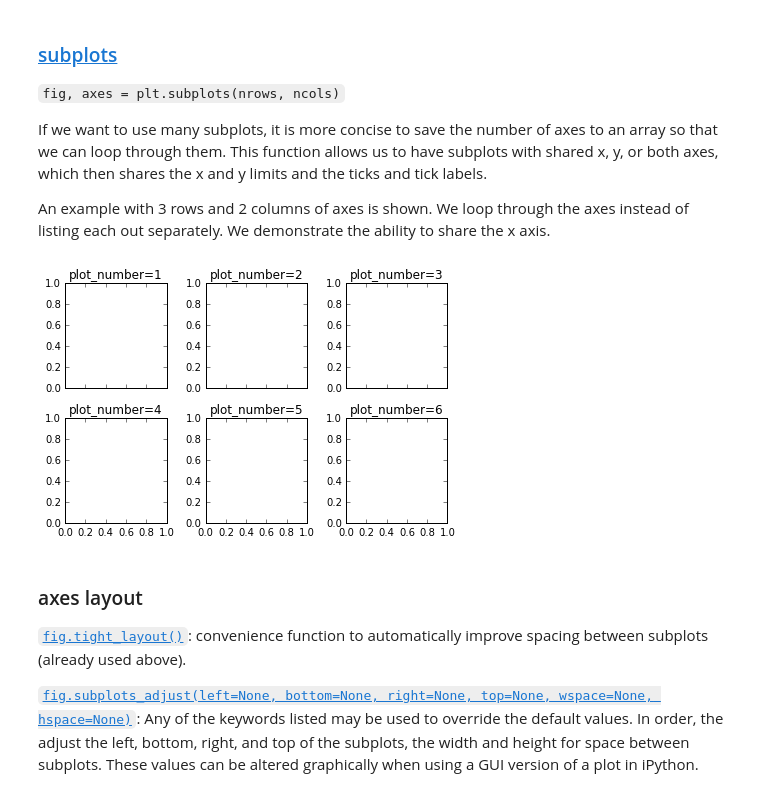
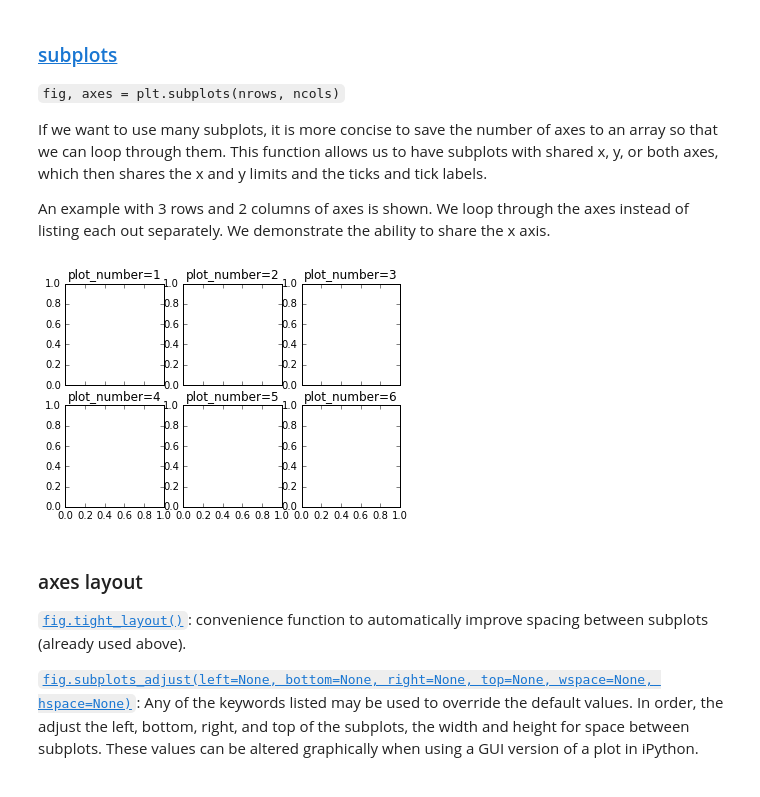
Before and after one commit to hetland/python4geosciences_OLD, a Jupyter notebook: materials/04 matplotlib.ipynb, the cells around one changed output. Drawn from its saved outputs; the diff is of its cells as text; code cells hidden in the pictures.

Commit message:
done through line plots

```diff
--- a/materials/04 matplotlib.ipynb
+++ b/materials/04 matplotlib.ipynb
@@ -110,15 +110,15 @@ separately. We demonstrate the ability to share the x axis.
 # %%
 fig, axes = plt.subplots(2, 3, sharex=True)
 
 # loop through axes
 for i, ax in enumerate(axes.flat):
 
     ax.set_title('plot_number=' + str(i+1))  # add 1 to plot_number since it starts counting at 1
 
 # make plot look nicer
-fig.tight_layout()
+# fig.tight_layout()  # Use to make plot look nicer
 # %% [output]
-[figure, old version]
+[figure, new version]
 # %% [markdown]
 ### axes layout
 
```
Also changed, not shown: parts of 14 cells of this notebook.
